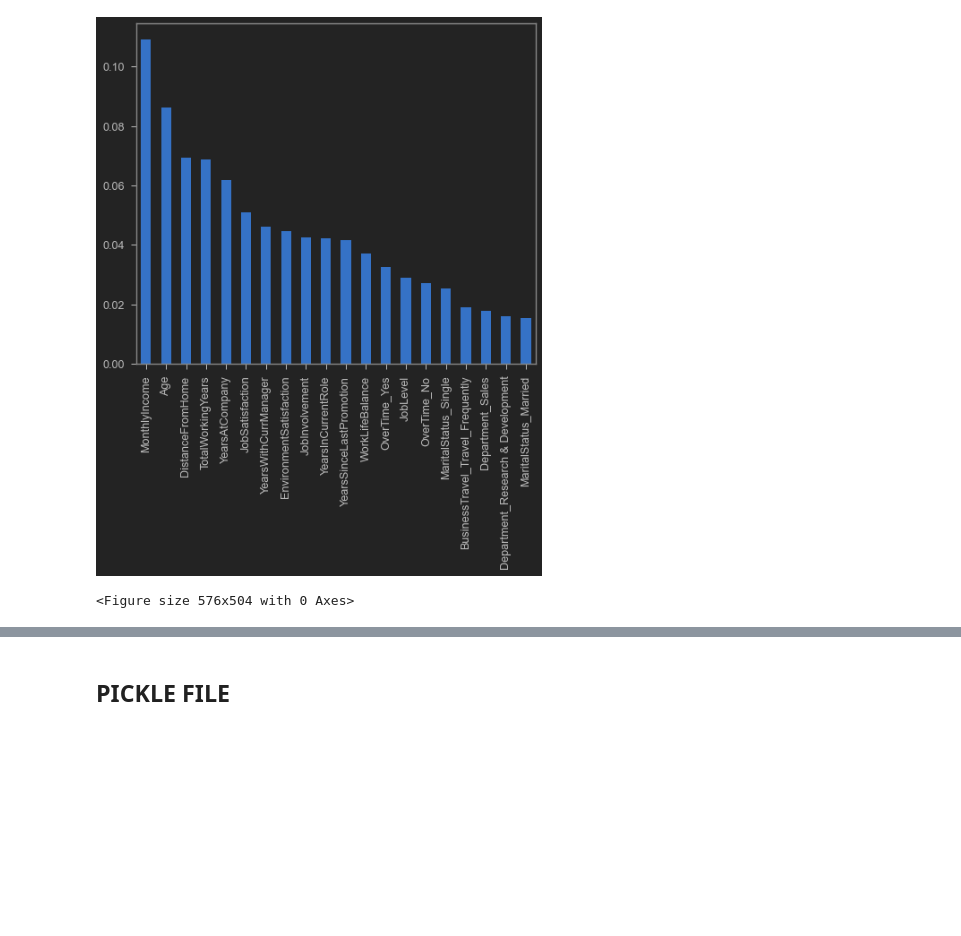
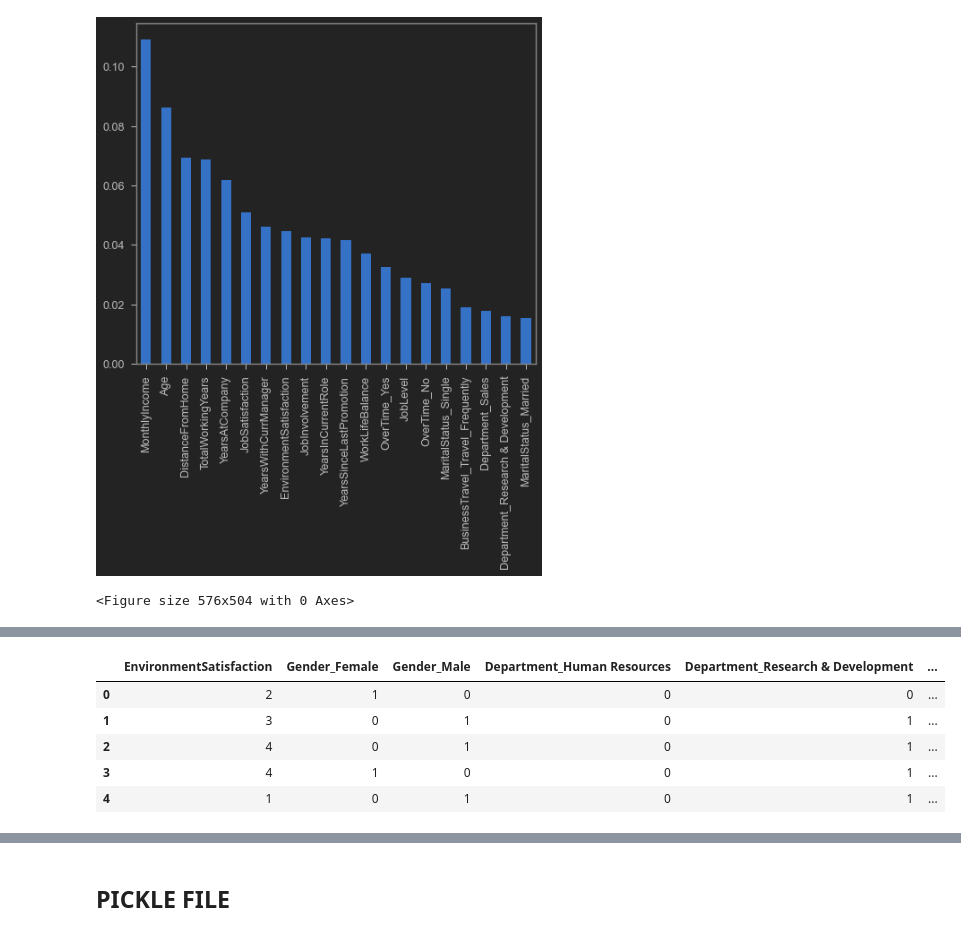
Before and after one commit to Roopini-1512/Attrtion-Project, a Jupyter notebook: ML -RF alg for attrition dataset.ipynb, the cells around one changed output, grey strips where cells are left out. Cells and saved outputs as stored; diff of their text form; code cells hidden in the pictures; blank space fills up the shorter version.

```diff
--- a/ML -RF alg for attrition dataset.ipynb
+++ b/ML -RF alg for attrition dataset.ipynb
@@ -322,0 +337,11 @@ plt.savefig("ML-attrition")
+# %%
+df_dummy = df[['Gender','Department','EnvironmentSatisfaction']]
+df_encode = pd.get_dummies(df_dummy)
+df_encode.head(5)
+# %% [output]
+|  | EnvironmentSatisfaction | Gender_Female | Gender_Male | Department_Human Resources | Department_Research & Development | ... |
+| 0 | 2 | 1 | 0 | 0 | 0 | ... |
+| 1 | 3 | 0 | 1 | 0 | 1 | ... |
+| 2 | 4 | 0 | 1 | 0 | 1 | ... |
+| 3 | 4 | 1 | 0 | 0 | 1 | ... |
+| 4 | 1 | 0 | 1 | 0 | 1 | ... |
```
Also changed, not shown: parts of 10 cells of this notebook.
